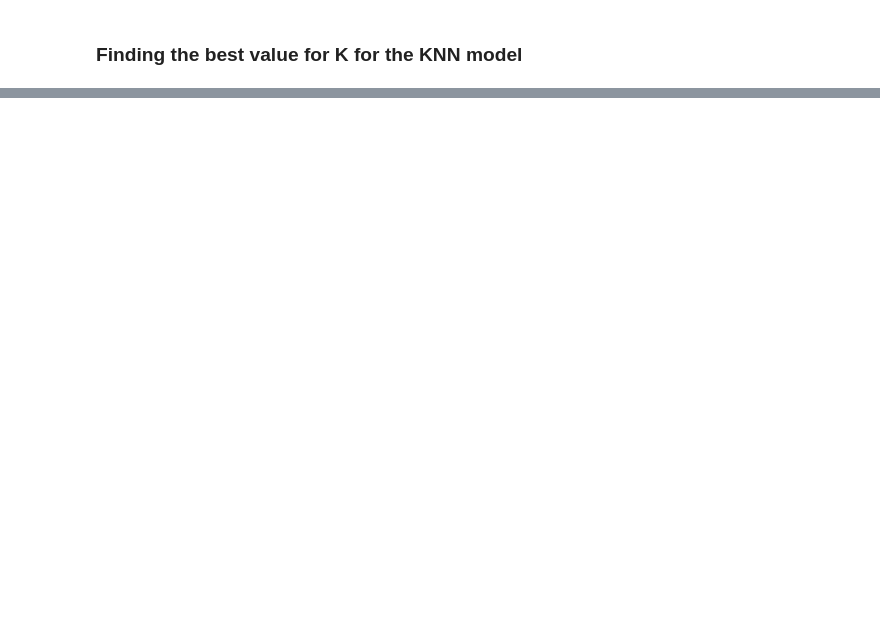
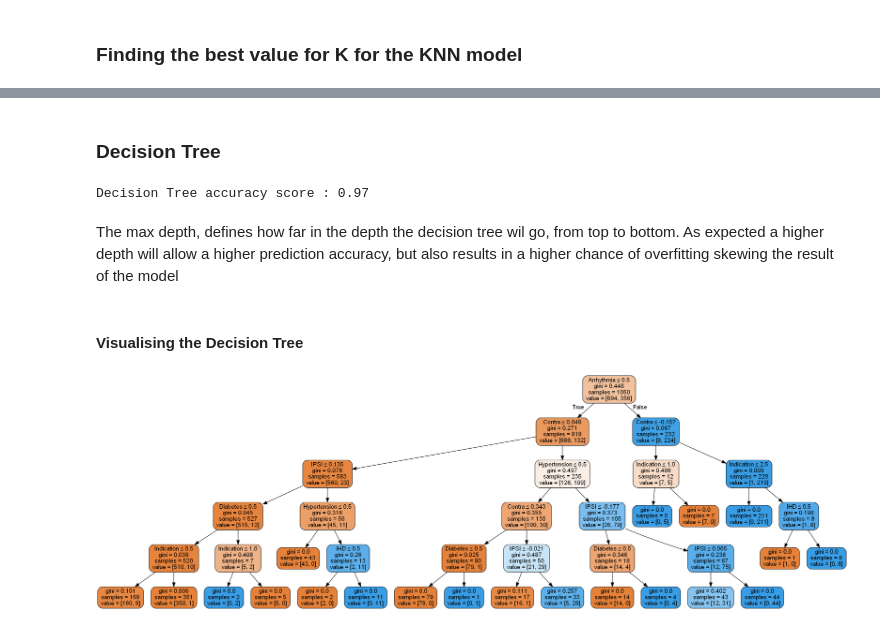
Before and after one commit to bdavis9725/Medical-Data-Mining, a Jupyter notebook: DataMiningACW.ipynb, the cells around one changed output, grey strips where cells are left out. Cells and saved outputs as stored; diff of their text form; code cells hidden in the pictures; blank space fills up the shorter version.

```diff
--- a/DataMiningACW.ipynb
+++ b/DataMiningACW.ipynb
@@ -671,0 +847,7 @@ Text(0, 0.5, 'Cross-Validated Accuracy')
+# %%
+logreg =  LogisticRegression(solver='lbfgs', max_iter=1000)
+logreg.fit(x_train, y_train)
+# predict the response
+pred = logreg.predict(x_test)
+# evaluate accuracy
+print ("Logistic Regression accuracy score : %0.2f " % accuracy_score(y_test, pred))
@@ -679,0 +908,40 @@ print(logregscore.mean())
+# %% [markdown]
+### Decision Tree
+# %%
+#Create the decision tree classifier
+clf = tree.DecisionTreeClassifier(max_depth=5)
+#adjusting max depth increases accuracy, all the way up to depth of 10 = 99% accuracy
+#but this is hard to visually understand
+
+#Train the classifier
+clf = clf.fit(x_train, y_train)
+
+#Predict what the response will be for the test dataset
+pred = clf.predict(x_test)
+
+#Model Accuracy
+print ("Decision Tree accuracy score : %0.2f " % accuracy_score(y_test, pred))
+# %% [output]
+Decision Tree accuracy score : 0.97
+# %% [markdown]
+The max depth, defines how far in the depth the decision tree wil go, from top to bottom. As expected a higher depth will allow a higher prediction accuracy, but also results in a higher chance of overfitting skewing the result of the model
+# %% [markdown]
+#### Visualising the Decision Tree
+# %%
+features = list(x.columns)
+
+#The gini score is a metric that quantifies the purity of the node/leaf
+#A gini score greater than zero implies that samples contained within that node belong
+#to different classes.
+#https://towardsdatascience.com/scikit-learn-decision-trees-explained-803f3812290d
+
+tree.export_graphviz(clf, out_file='tree.dot',
+               filled=True,
+                     rounded=True,
+                     special_characters=True,
+                     feature_names = features)
+
+graph = pydotplus.graph_from_dot_file('tree.dot')
+Image(graph.create_png())
+# %% [output]
+[figure, added]
```
Also changed, not shown: parts of 43 cells of this notebook, 1 other file.
